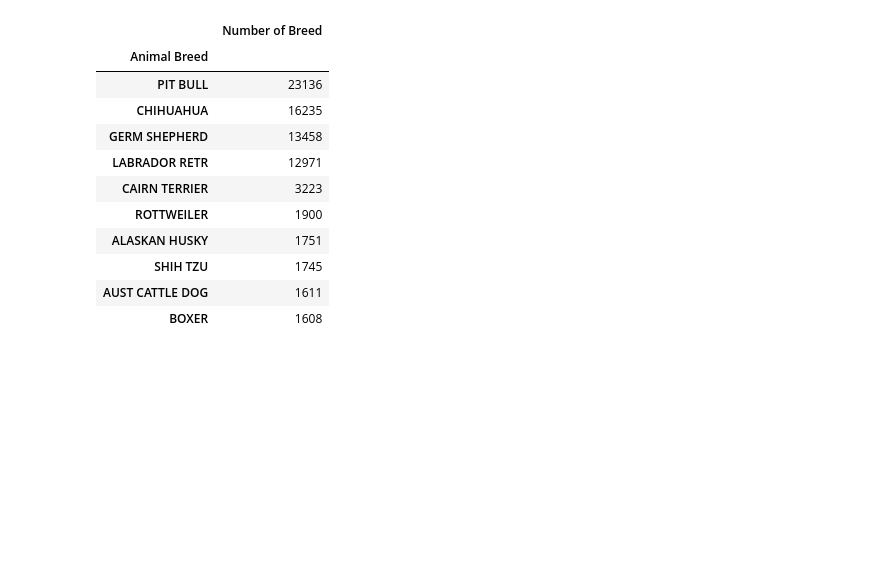
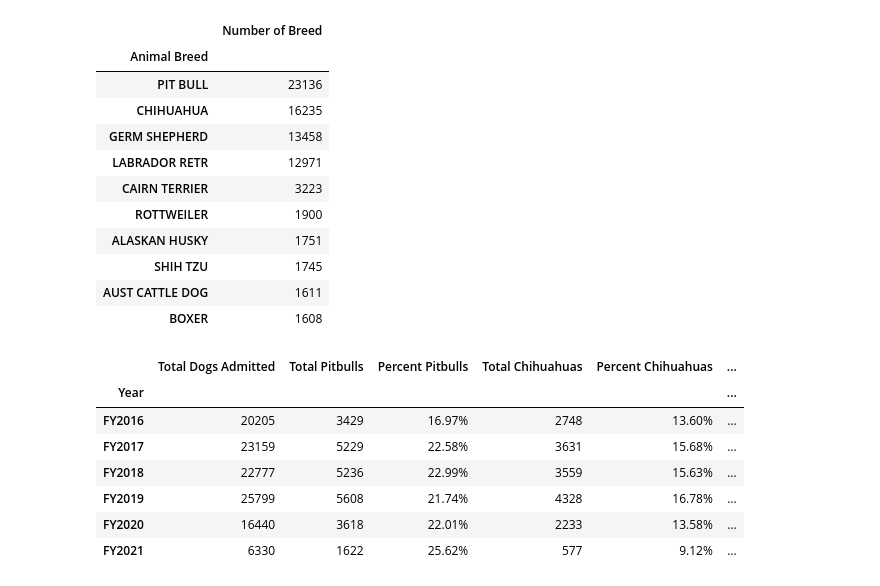
Before and after one commit to jconcha56429/Project1, a Jupyter notebook: Project1.ipynb, the cells around one changed output. Drawn from its saved outputs; the diff is of its cells as text; code cells hidden in the pictures; blank space fills up the shorter version.

```diff
--- a/Project1.ipynb
+++ b/Project1.ipynb
@@ -491,3 +491,102 @@ dogs_per_breed.sort_values(by=['Number of Breed'], ascending=False).head(10)
 | SHIH TZU | 1745 |
 | AUST CATTLE DOG | 1611 |
 | BOXER | 1608 |
+# %%
+# GET YEARLY TRENDS FOR TOP TEN BREEDS PER FY
+pitbulls_df = dogs_df.loc[dogs_df["Animal Breed"] == "PIT BULL",:]
+groupby_pitbulls_year = pitbulls_df.groupby(["Year"])
+num_pitbulls_year = groupby_pitbulls_year["Animal Id"].nunique()
+
+chihuahuas_df = dogs_df.loc[dogs_df["Animal Breed"] == "CHIHUAHUA",:]
+groupby_chihuahuas_year = chihuahuas_df.groupby(["Year"])
+num_chihuahuas_year = groupby_chihuahuas_year["Animal Id"].nunique()
+
+germshep_df = dogs_df.loc[dogs_df["Animal Breed"] == "GERM SHEPHERD",:]
+groupby_germshep_year = germshep_df.groupby(["Year"])
+num_germshep_year = groupby_germshep_year["Animal Id"].nunique()
+
+lab_df = dogs_df.loc[dogs_df["Animal Breed"] == "LABRADOR RETR",:]
+groupby_lab_year = lab_df.groupby(["Year"])
+num_lab_year = groupby_lab_year["Animal Id"].nunique()
+
+cairn_df = dogs_df.loc[dogs_df["Animal Breed"] == "CAIRN TERRIER",:]
+groupby_cairn_year = cairn_df.groupby(["Year"])
+num_cairn_year = groupby_cairn_year["Animal Id"].nunique()
+
+rott_df = dogs_df.loc[dogs_df["Animal Breed"] == "ROTTWEILER",:]
+groupby_rott_year = rott_df.groupby(["Year"])
+num_rott_year = groupby_rott_year["Animal Id"].nunique()
+
+husky_df = dogs_df.loc[dogs_df["Animal Breed"] == "ALASKAN HUSKY",:]
+groupby_husky_year = husky_df.groupby(["Year"])
+num_husky_year = groupby_husky_year["Animal Id"].nunique()
+
+shihtzu_df = dogs_df.loc[dogs_df["Animal Breed"] == "SHIH TZU",:]
+groupby_shihtzu_year = shihtzu_df.groupby(["Year"])
+num_shihtzu_year = groupby_shihtzu_year["Animal Id"].nunique()
+
+cattledog_df = dogs_df.loc[dogs_df["Animal Breed"] == "AUST CATTLE DOG",:]
+groupby_cattledog_year = cattledog_df.groupby(["Year"])
+num_cattledog_year = groupby_cattledog_year["Animal Id"].nunique()
+
+boxer_df = dogs_df.loc[dogs_df["Animal Breed"] == "BOXER",:]
+groupby_boxer_year = boxer_df.groupby(["Year"])
+num_boxer_year = groupby_boxer_year["Animal Id"].nunique()
+
+
+percent_total_pitbulls = num_pitbulls_year / num_dogs_year * 100
+percent_total_chihuahuas = num_chihuahuas_year / num_dogs_year * 100
+percent_total_germshep = num_germshep_year / num_dogs_year * 100
+percent_total_lab = num_lab_year / num_dogs_year * 100
+percent_total_cairn = num_cairn_year / num_dogs_year * 100
+percent_total_rott = num_rott_year / num_dogs_year * 100
+percent_total_husky = num_husky_year / num_dogs_year * 100
+percent_total_shihtzu = num_shihtzu_year / num_dogs_year * 100
+percent_total_cattledog = num_cattledog_year / num_dogs_year * 100
+percent_total_boxer = num_boxer_year / num_dogs_year * 100
+
+
+dog_breeds_per_year = pd.DataFrame({"Total Dogs Admitted": num_dogs_year,
+                                "Total Pitbulls": num_pitbulls_year,
+                                "Percent Pitbulls": percent_total_pitbulls,
+                                "Total Chihuahuas": num_chihuahuas_year,
+                                "Percent Chihuahuas": percent_total_chihuahuas,
+                                "Total German Shepherds": num_germshep_year,
+                                "Percent German Shepherds": percent_total_germshep,
+                                "Total Labrador Retrievers": num_lab_year,
+                                "Percent Labrador Retrievers": percent_total_lab,
+                                "Total Cairn Terriers": num_cairn_year,
+                                "Percent Cairn Terriers": percent_total_cairn,
+                                "Total Rottweilers": num_rott_year,
+                                "Percent Rottweilers": percent_total_rott,
+                                "Total Alaskan Huskies": num_husky_year,
+                                "Percent Huskies": percent_total_husky,
+                                "Total Shih Tzus": num_shihtzu_year,
+                                "Percent Shih Tzus": percent_total_shihtzu,
+                                "Total Cattledogs": num_cattledog_year,
+                                "Percent Cattledogs": percent_total_cattledog,
+                                "Total Boxers": num_boxer_year,
+                                "Percent Boxers": percent_total_boxer,
+                                "Total Animals Admitted": yearCount})
+
+dog_breeds_per_year["Percent Pitbulls"] = dog_breeds_per_year["Percent Pitbulls"].map("{:.2f}%".format)
+dog_breeds_per_year["Percent Chihuahuas"] = dog_breeds_per_year["Percent Chihuahuas"].map("{:.2f}%".format)
+dog_breeds_per_year["Percent German Shepherds"] = dog_breeds_per_year["Percent German Shepherds"].map("{:.2f}%".format)
+dog_breeds_per_year["Percent Labrador Retrievers"] = dog_breeds_per_year["Percent Labrador Retrievers"].map("{:.2f}%".format)
+dog_breeds_per_year["Percent Cairn Terriers"] = dog_breeds_per_year["Percent Cairn Terriers"].map("{:.2f}%".format)
+dog_breeds_per_year["Percent Rottweilers"] = dog_breeds_per_year["Percent Rottweilers"].map("{:.2f}%".format)
+dog_breeds_per_year["Percent Huskies"] = dog_breeds_per_year["Percent Huskies"].map("{:.2f}%".format)
+dog_breeds_per_year["Percent Shih Tzus"] = dog_breeds_per_year["Percent Shih Tzus"].map("{:.2f}%".format)
+dog_breeds_per_year["Percent Cattledogs"] = dog_breeds_per_year["Percent Cattledogs"].map("{:.2f}%".format)
+dog_breeds_per_year["Percent Boxers"] = dog_breeds_per_year["Percent Boxers"].map("{:.2f}%".format)
+
+dog_breeds_per_year
+# %% [output]
+|  | Total Dogs Admitted | Total Pitbulls | Percent Pitbulls | Total Chihuahuas | Percent Chihuahuas | ... |
+| Year |  |  |  |  |  | ... |
+| FY2016 | 20205 | 3429 | 16.97% | 2748 | 13.60% | ... |
+| FY2017 | 23159 | 5229 | 22.58% | 3631 | 15.68% | ... |
+| FY2018 | 22777 | 5236 | 22.99% | 3559 | 15.63% | ... |
+| FY2019 | 25799 | 5608 | 21.74% | 4328 | 16.78% | ... |
+| FY2020 | 16440 | 3618 | 22.01% | 2233 | 13.58% | ... |
+| FY2021 | 6330 | 1622 | 25.62% | 577 | 9.12% | ... |
```
Also changed, not shown: parts of 6 cells of this notebook.
